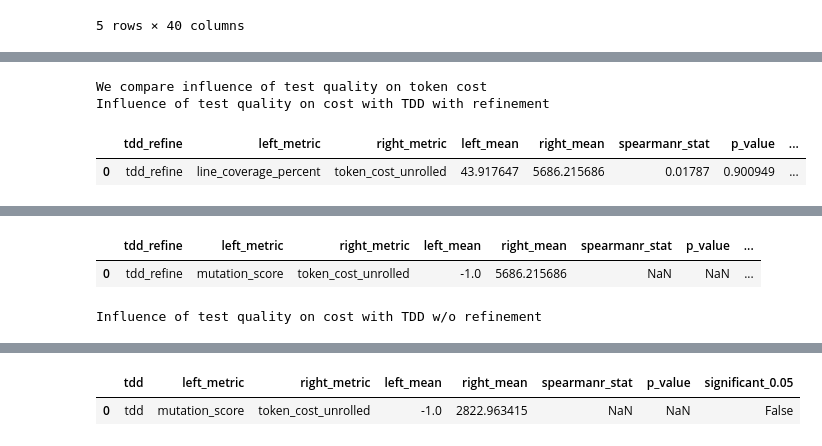
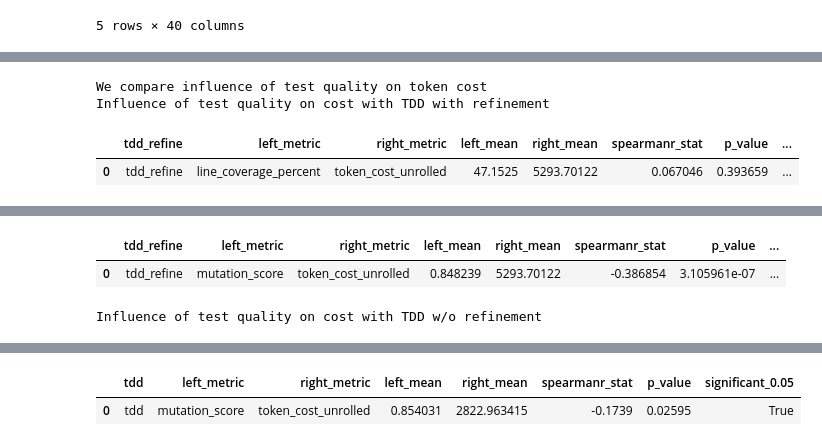
Before and after one commit to michal1010/TDLite, a Jupyter notebook: data_analysis/data_analysis.ipynb, the cells around one changed output, grey strips where cells are left out. Saved outputs shown, nothing was run; the diff lists cells and outputs as text; code cells hidden in the pictures.

```diff
--- a/data_analysis/data_analysis.ipynb
+++ b/data_analysis/data_analysis.ipynb
@@ -6,8 +6,8 @@ DEFAULT_PREFIX = "default"
 DEFAULT_SUBFOLDERS = ["default_0_54", "default_55_109", "default_110_163"]
 
 # No TDD, refinement
-REF_PREFIX = ""
-REF_SUBFOLDERS = []
+REF_PREFIX = "refine"
+REF_SUBFOLDERS = ["REF_0_54", "REF_55_109", "REF_110_163"]
 
 # TDD, no refinement
 TDD_PREFIX = "tdd"
@@ -218,18 +248,18 @@ Influence of test quality on pass rate for TDD w/o refinement
 # %%
 print("We compare influence of test quality on token cost")
 
 print("Influence of test quality on cost with TDD with refinement")
 display(compare_metric_spearman_rho(df_test_quality, "tdd_refine", "line_coverage_percent", "token_cost_unrolled"))
 display(compare_metric_spearman_rho(df_test_quality, "tdd_refine", "branch_coverage_percent", "token_cost_unrolled"))
-display(compare_metric_spearman_rho(df_test_quality, "tdd_refine", "mutation_score", "token_cost_unrolled"))
+display(compare_metric_spearman_rho(df_test_quality, "tdd_refine", "mutation_score", "token_cost_unrolled", drop_negative=True))
 
 print("Influence of test quality on cost with TDD w/o refinement")
 display(compare_metric_spearman_rho(df_test_quality, "tdd", "line_coverage_percent", "token_cost_unrolled"))
 display(compare_metric_spearman_rho(df_test_quality, "tdd", "branch_coverage_percent", "token_cost_unrolled"))
-display(compare_metric_spearman_rho(df_test_quality, "tdd", "mutation_score", "token_cost_unrolled"))
+display(compare_metric_spearman_rho(df_test_quality, "tdd", "mutation_score", "token_cost_unrolled", drop_negative=True))
 # %% [output]
 We compare influence of test quality on token cost
 Influence of test quality on cost with TDD with refinement
 |  | tdd_refine | left_metric | right_metric | left_mean | right_mean | spearmanr_stat | p_value | ... |
-| 0 | tdd_refine | line_coverage_percent | token_cost_unrolled | 43.917647 | 5686.215686 | 0.01787 | 0.900949 | ... |
+| 0 | tdd_refine | line_coverage_percent | token_cost_unrolled | 47.1525 | 5293.70122 | 0.067046 | 0.393659 | ... |
 |  | tdd_refine | left_metric | right_metric | left_mean | right_mean | spearmanr_stat | p_value | ... |
@@ -237,12 +267,12 @@ Influence of test quality on cost with TDD with refinement
 |  | tdd_refine | left_metric | right_metric | left_mean | right_mean | spearmanr_stat | p_value | ... |
-| 0 | tdd_refine | mutation_score | token_cost_unrolled | -1.0 | 5686.215686 | NaN | NaN | ... |
+| 0 | tdd_refine | mutation_score | token_cost_unrolled | 0.848239 | 5293.70122 | -0.386854 | 3.105961e-07 | ... |
 Influence of test quality on cost with TDD w/o refinement
 |  | tdd | left_metric | right_metric | left_mean | right_mean | spearmanr_stat | p_value | significant_0.05 |
 | 0 | tdd | line_coverage_percent | token_cost_unrolled | 47.802683 | 2822.963415 | 0.203329 | 0.00902 | True |
 |  | tdd | left_metric | right_metric | left_mean | right_mean | spearmanr_stat | p_value | significant_0.05 |
 | 0 | tdd | branch_coverage_percent | token_cost_unrolled | 0.0 | 2822.963415 | NaN | NaN | False |
 |  | tdd | left_metric | right_metric | left_mean | right_mean | spearmanr_stat | p_value | significant_0.05 |
-| 0 | tdd | mutation_score | token_cost_unrolled | -1.0 | 2822.963415 | NaN | NaN | False |
+| 0 | tdd | mutation_score | token_cost_unrolled | 0.854031 | 2822.963415 | -0.1739 | 0.02595 | True |
 # %%
 # Analyze and compare probability distributions of metrics in different scenarios
 
```
Also changed, not shown: parts of 8 cells of this notebook, 17 other files.
